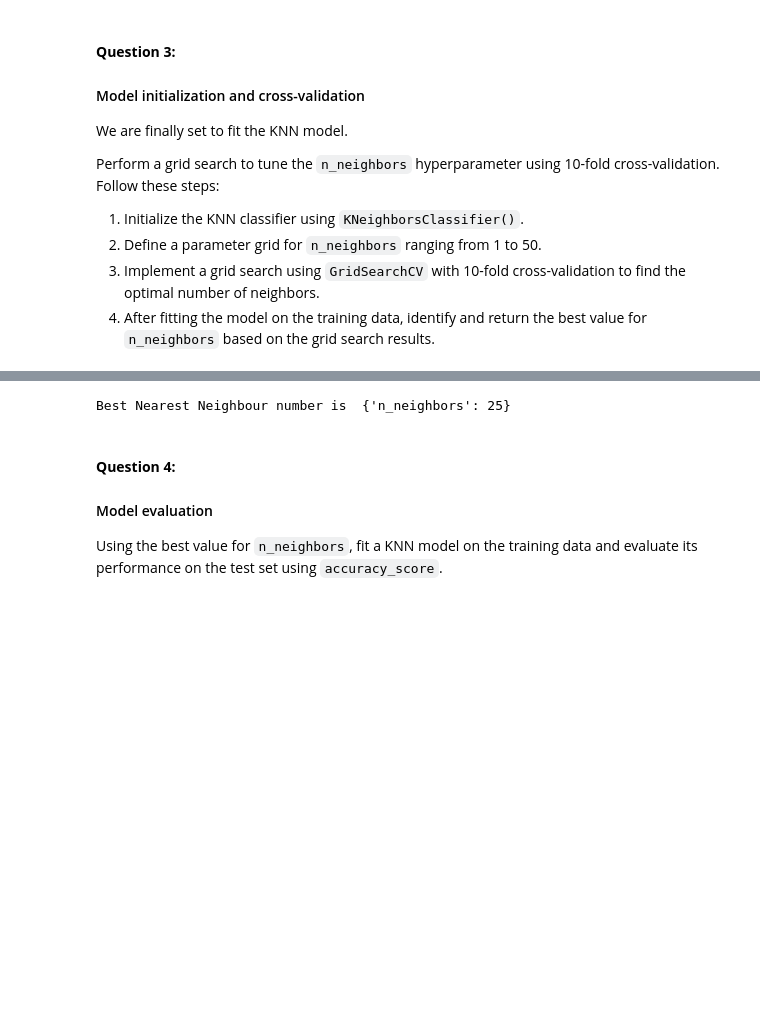
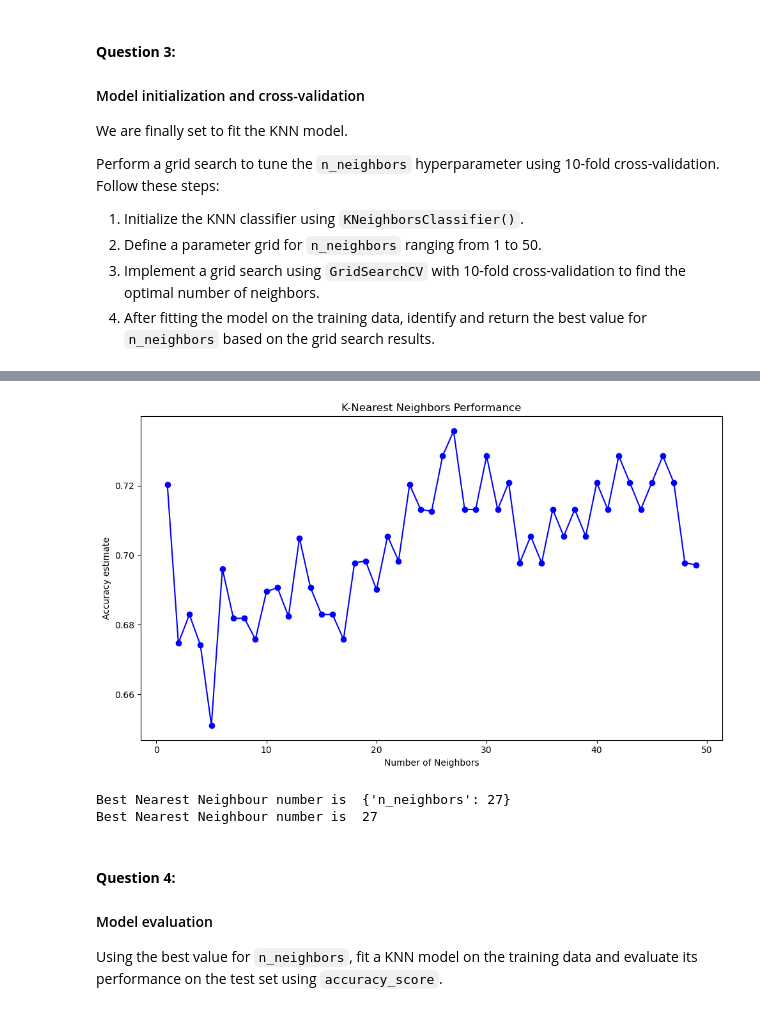
Before and after one commit to torontodeveloper/LCR, a Jupyter notebook: 02_activities/assignments/assignment_1.ipynb, the cells around one changed output, grey strips where cells are left out. Cells and saved outputs as stored; diff of their text form; code cells hidden in the pictures; blank space fills up the shorter version.

```diff
--- a/02_activities/assignments/assignment_1.ipynb
+++ b/02_activities/assignments/assignment_1.ipynb
@@ -266,7 +267,7 @@ grid_parameter = {
 # %%
 model = KNeighborsClassifier(n_neighbors=5)
 # %%
-classifier = GridSearchCV(estimator=model,param_grid=grid_parameter,cv=5)
+classifier = GridSearchCV(estimator=model,param_grid=grid_parameter,cv=10)
 # %%
 # Your code here...
 classifier.fit(X_train,y_train)
@@ -275 +276,4 @@ GridSearchCV(cv=5, estimator=KNeighborsClassifier(),
              param_grid={'n_neighbors': range(1, 50)})
+# %%
+accuracy_grid = pd.DataFrame(classifier.cv_results_)
+accuracy_grid.head()
@@ -276,8 +287,27 @@ GridSearchCV(cv=5, estimator=KNeighborsClassifier(),
+# %%
+# Create the plot
+plt.figure(figsize=(10, 6))
+
+# Plot mean test scores with error bars
+plt.plot(accuracy_grid['param_n_neighbors'], accuracy_grid['mean_test_score'], '-o', color='blue')
+
+# Add labels and legend
+plt.xlabel('Number of Neighbors')
+plt.ylabel('Accuracy estimate')
+plt.title('K-Nearest Neighbors Performance')
+plt.tight_layout()
+plt.show()
+# %% [output]
+[figure, added]
 # %%
 # Best Neight neighbour number is below
 print("Best Nearest Neighbour number is ",classifier.best_params_)
+n_neighbors_output = classifier.best_params_
+n_neighbors=n_neighbors_output['n_neighbors']
+print("Best Nearest Neighbour number is ",n_neighbors)
 # %% [output]
-Best Nearest Neighbour number is  {'n_neighbors': 25}
+Best Nearest Neighbour number is  {'n_neighbors': 27}
+Best Nearest Neighbour number is  27
 # %% [markdown]
 #### **Question 4:**
 #### Model evaluation
```
Also changed, not shown: parts of 5 cells of this notebook.
